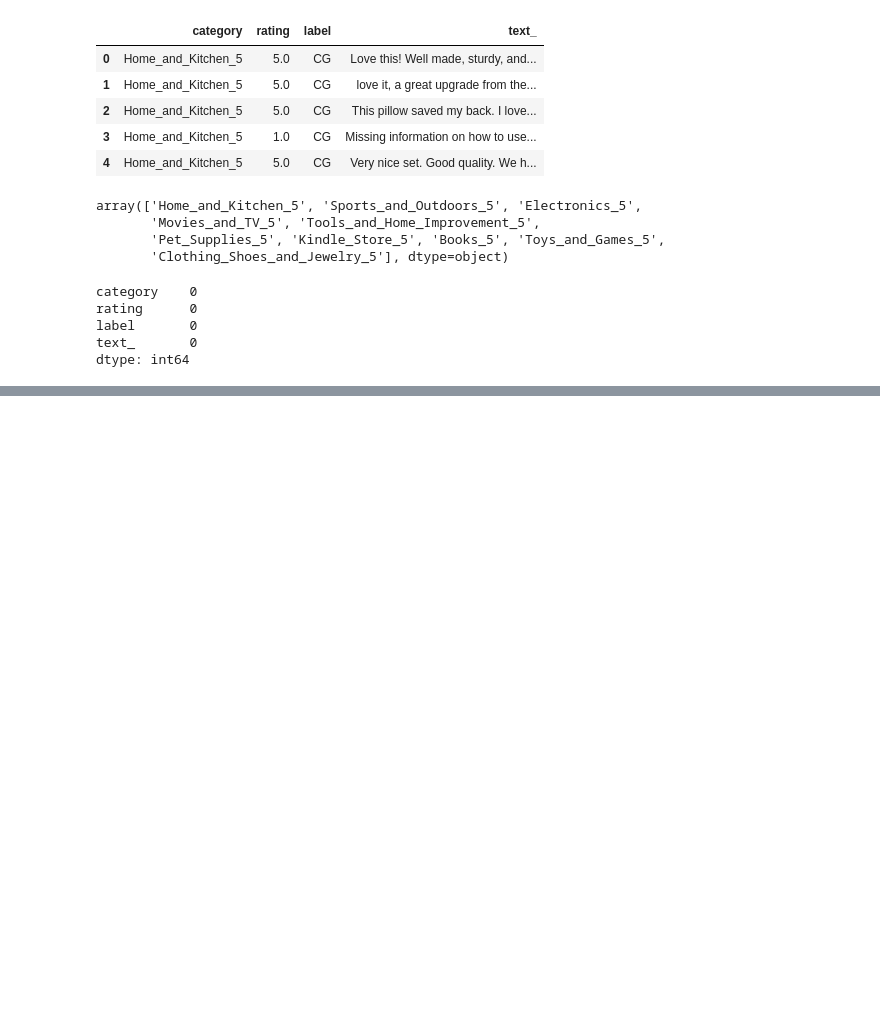
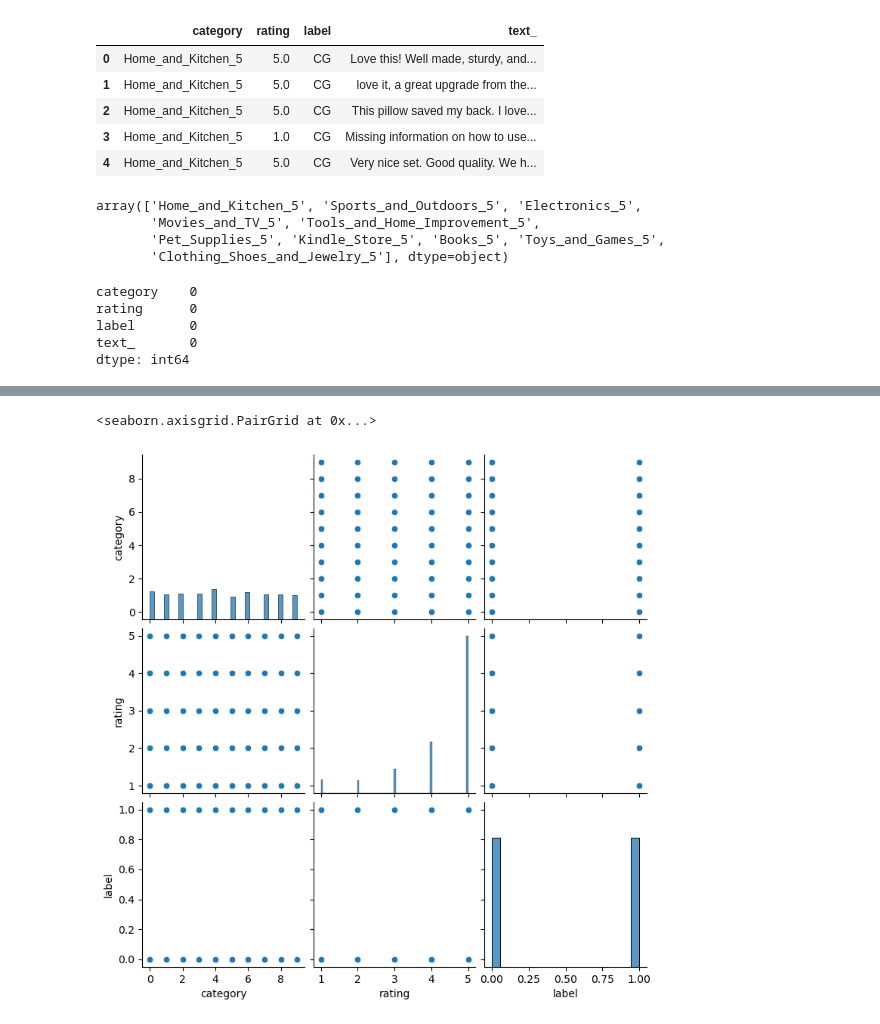
Before and after one commit to chris0517/FraudReviewDetection, a Jupyter notebook: msci446.ipynb, the cells around one changed output, grey strips where cells are left out. Saved outputs shown, nothing was run; the diff lists cells and outputs as text; code cells hidden in the pictures; blank space fills up the shorter version.

```diff
--- a/msci446.ipynb
+++ b/msci446.ipynb
@@ -44,0 +75,6 @@ df.head()
+# %%
+cols = ['category', 'rating', 'label']
+sns.pairplot(df[cols])
+# %% [output]
+<seaborn.axisgrid.PairGrid at 0x...>
+[figure, added]
```
Also changed, not shown: parts of 6 cells of this notebook.
